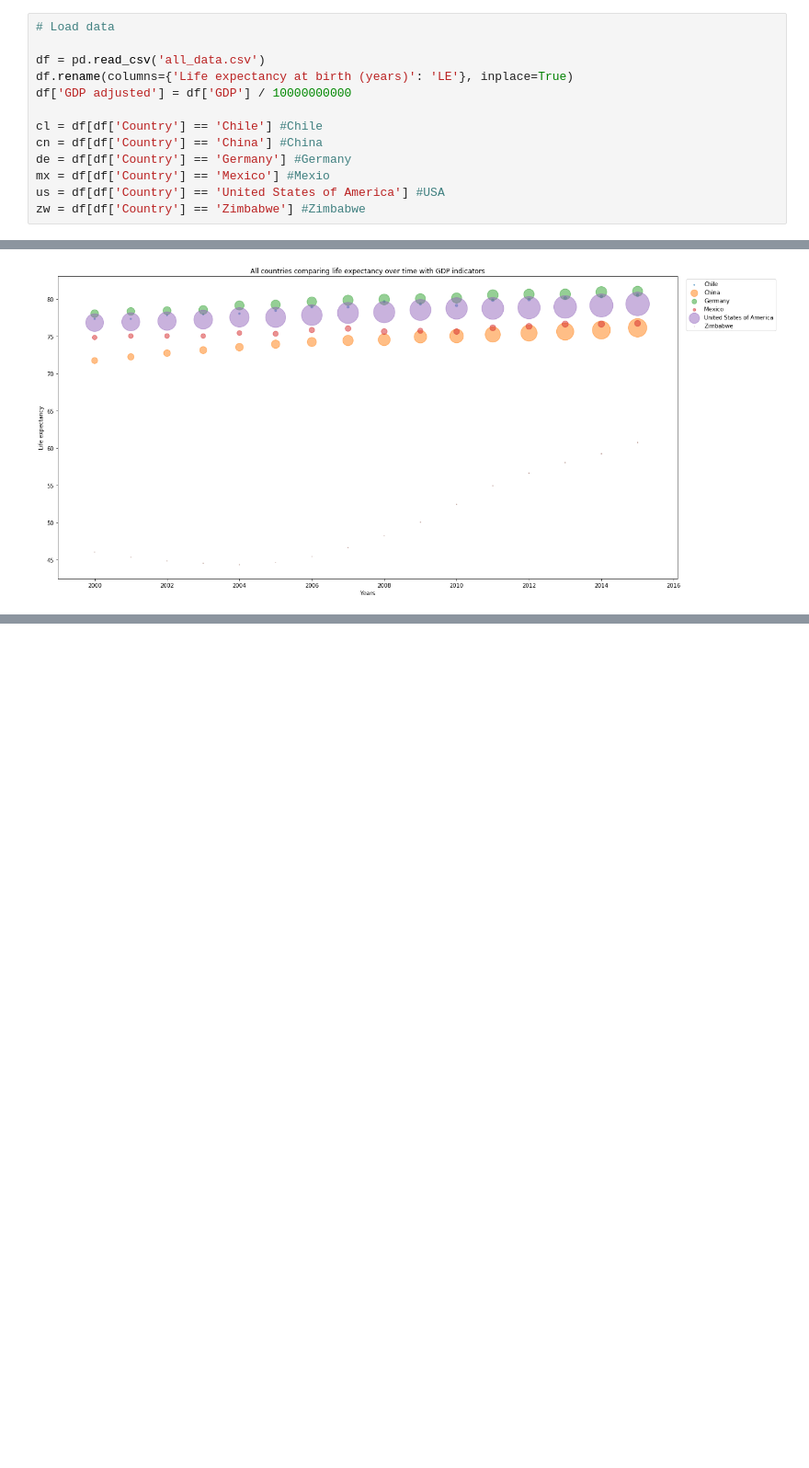
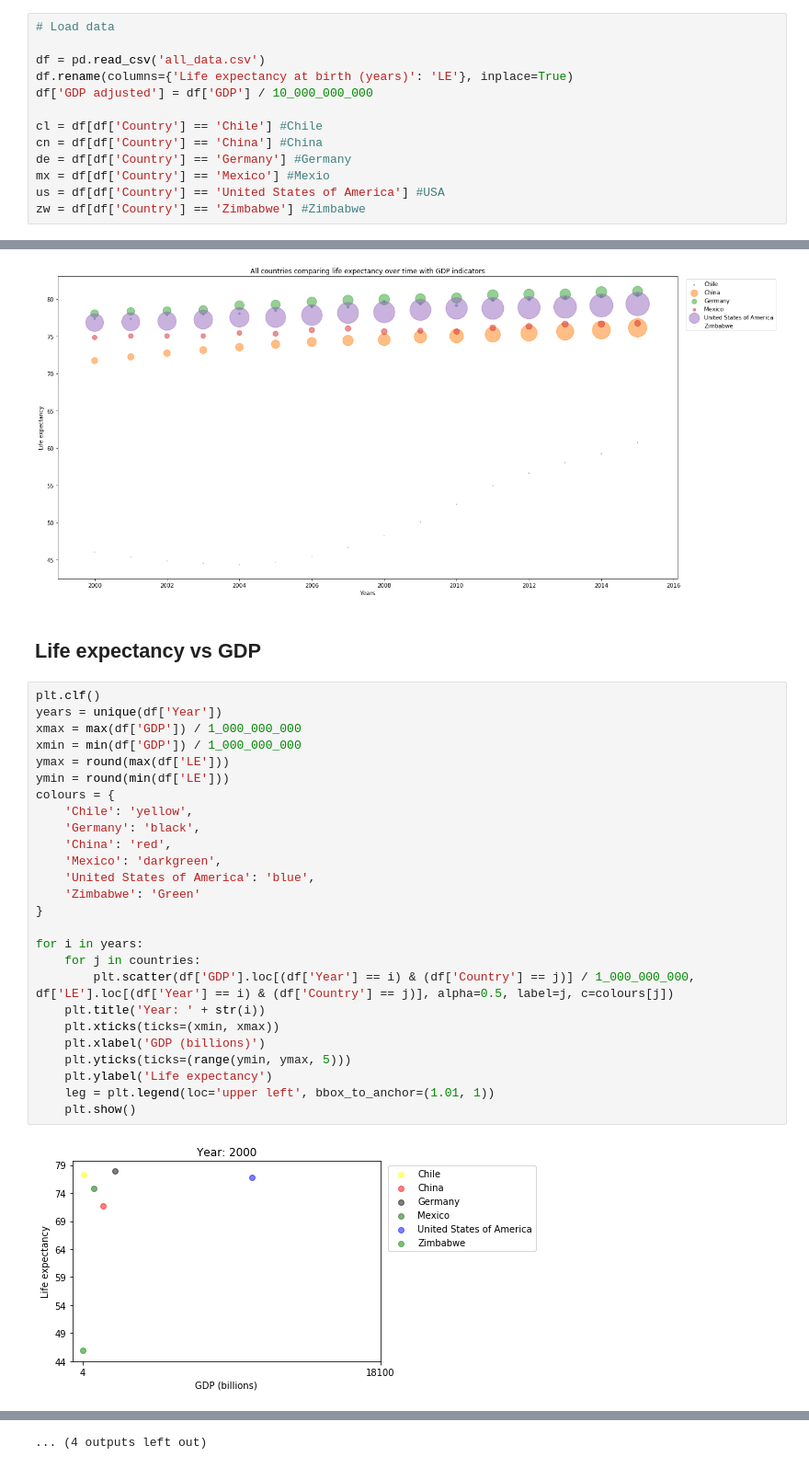
Before and after one commit to 5amwiltshire/Codecademy-life-expectancy-and-GDP-project, a Jupyter notebook: life_expectancy_gdp.ipynb, the cells around one changed output, grey strips where cells are left out. Shown at 92% size. Cells and saved outputs as stored; diff of their text form; blank space fills up the shorter version.

```diff
--- a/life_expectancy_gdp.ipynb
+++ b/life_expectancy_gdp.ipynb
@@ -25,7 +26,7 @@ import seaborn as sns
 
 df = pd.read_csv('all_data.csv')
 df.rename(columns={'Life expectancy at birth (years)': 'LE'}, inplace=True)
-df['GDP adjusted'] = df['GDP'] / 10000000000
+df['GDP adjusted'] = df['GDP'] / 10_000_000_000
 
 cl = df[df['Country'] == 'Chile'] #Chile
 cn = df[df['Country'] == 'China'] #China
@@ -105,3 +104,33 @@ plt.show()
 Size of the dots represent the GDP of the country
 <Figure size 432x288 with 0 Axes>
 [figure]
+# %% [markdown]
+## Life expectancy vs GDP
+# %%
+plt.clf()
+years = unique(df['Year'])
+xmax = max(df['GDP']) / 1_000_000_000
+xmin = min(df['GDP']) / 1_000_000_000
+ymax = round(max(df['LE']))
+ymin = round(min(df['LE']))
+colours = {
+    'Chile': 'yellow',
+    'Germany': 'black',
+    'China': 'red',
+    'Mexico': 'darkgreen',
+    'United States of America': 'blue',
+    'Zimbabwe': 'Green'
+}
+
+for i in years:
+    for j in countries:
+        plt.scatter(df['GDP'].loc[(df['Year'] == i) & (df['Country'] == j)] / 1_000_000_000, df['LE'].loc[(df['Year'] == i) & (df['Country'] == j)], alpha=0.5, label=j, c=colours[j])
+    plt.title('Year: ' + str(i))
+    plt.xticks(ticks=(xmin, xmax))
+    plt.xlabel('GDP (billions)')
+    plt.yticks(ticks=(range(ymin, ymax, 5)))
+    plt.ylabel('Life expectancy')
+    leg = plt.legend(loc='upper left', bbox_to_anchor=(1.01, 1))
+    plt.show()
+# %% [output]
+[figure, added]
@@ -107,0 +148 @@ Size of the dots represent the GDP of the country
+... (4 outputs left out)
```
Also changed, not shown: parts of 5 cells of this notebook, 17 other files.
